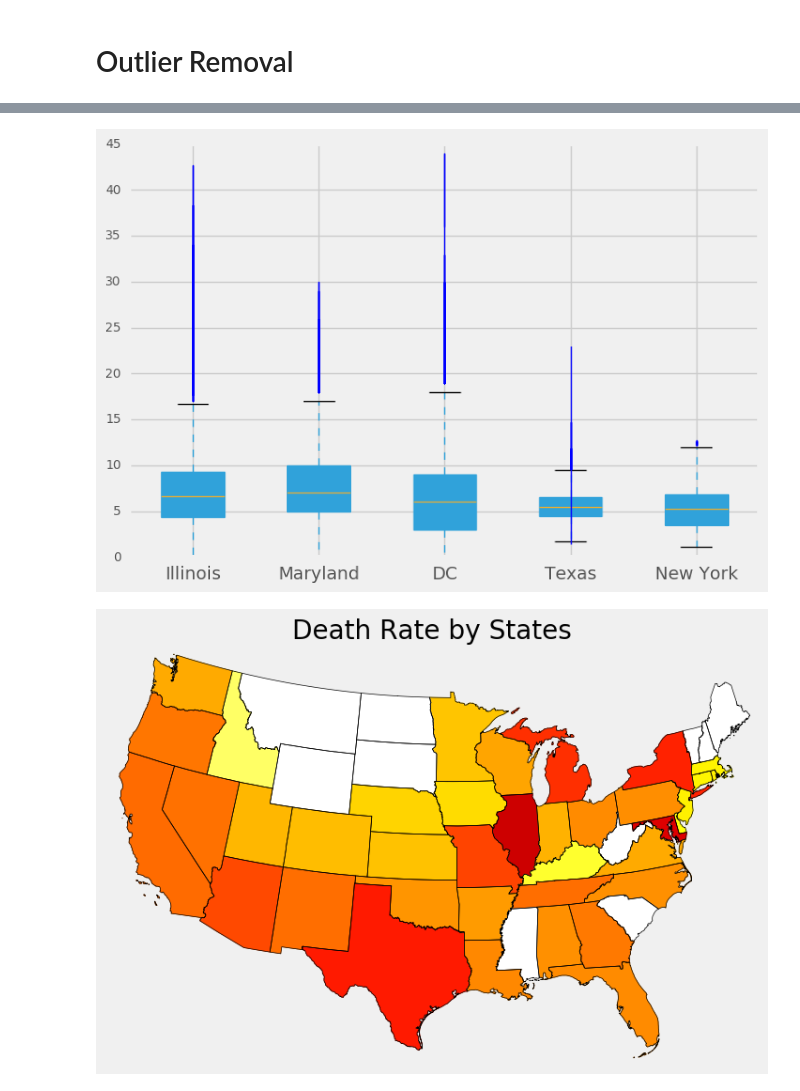
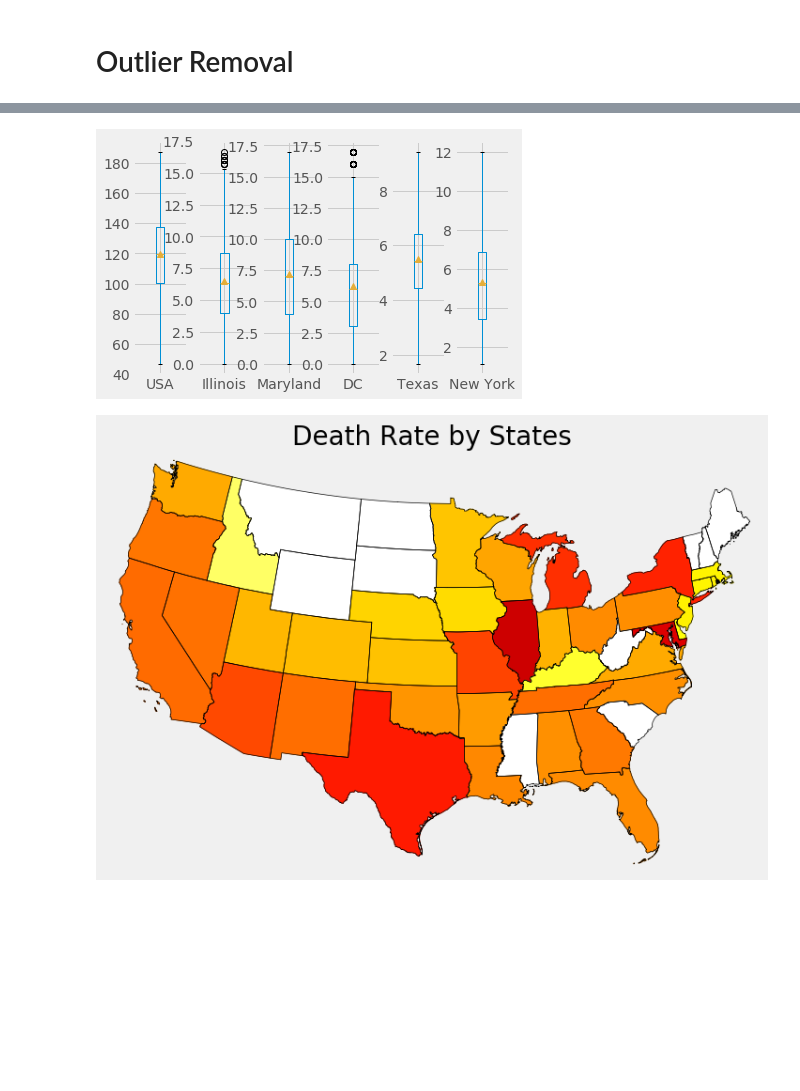
Before and after one commit to Ceolium/Statistics, a Jupyter notebook: Probabilities and Statistics.ipynb, the cells around one changed output, grey strips where cells are left out. Drawn from its saved outputs; the diff is of its cells as text; code cells hidden in the pictures; blank space fills up the shorter version.

```diff
--- a/Probabilities and Statistics.ipynb
+++ b/Probabilities and Statistics.ipynb
@@ -88,6 +73,30 @@ plt.show()
-# %%
-plt.style.use('fivethirtyeight')
-bp = per_state.boxplot(column=["Illinois","Maryland","DC","Texas","New York"], patch_artist=True)
-plt.show()
-# %% [output]
-[figure, removed]
+# %%
+box_usa = pd.DataFrame(m_USA)
+box_Illi = pd.DataFrame(m_Illi)
+box_Maryl = pd.DataFrame(m_Maryl)
+box_DC = pd.DataFrame(m_DC)
+box_Texas = pd.DataFrame(m_Texas)
+box_New_york = pd.DataFrame(m_New_york)
+#
+plt.subplot(161)
+box_usa.boxplot(showmeans=True)
+#
+plt.subplot(162)
+box_Illi.boxplot(showmeans=True)
+#
+plt.subplot(163)
+box_Maryl.boxplot(showmeans=True)
+#
+plt.subplot(164)
+box_DC.boxplot(showmeans=True)
+#
+plt.subplot(165)
+box_Texas.boxplot(showmeans=True)
+#
+plt.subplot(166)
+box_New_york.boxplot(showmeans=True)
+
+
+plt.show()
+# %% [output]
+[figure, added]
```
Also changed, not shown: parts of 6 cells of this notebook.
